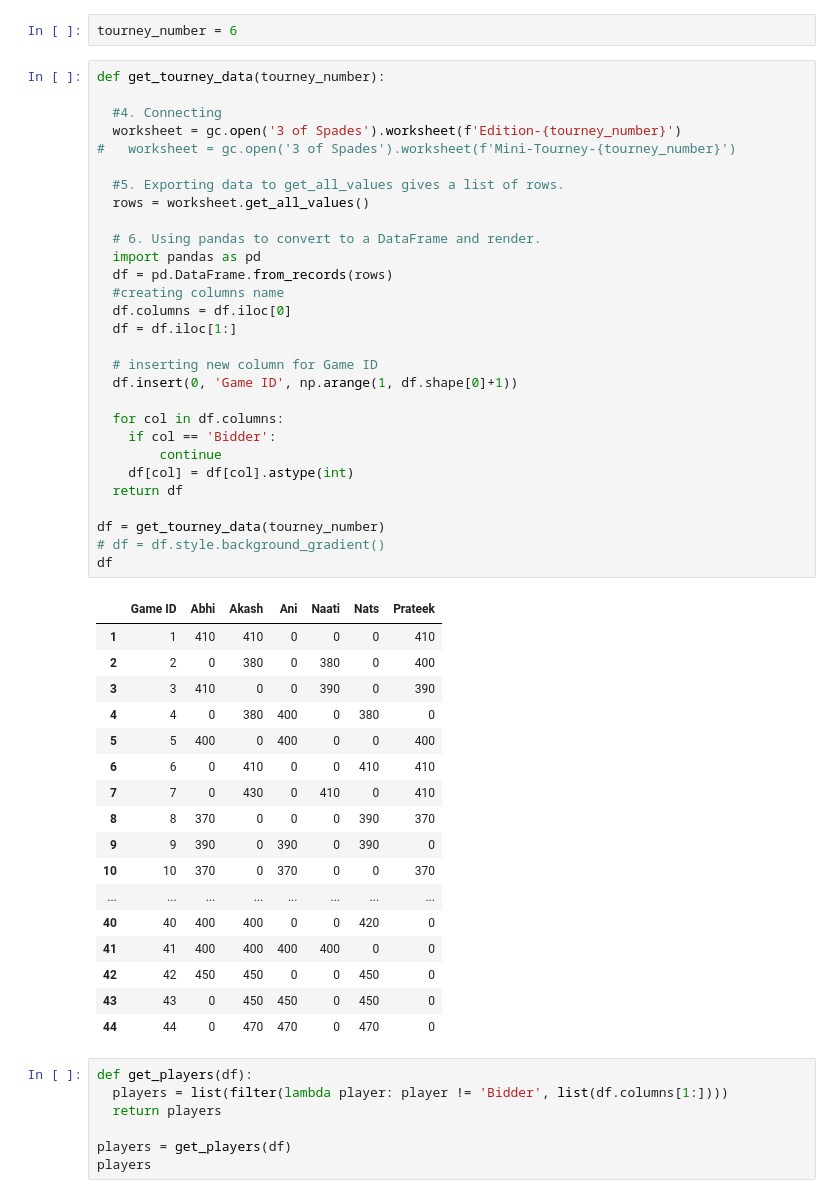
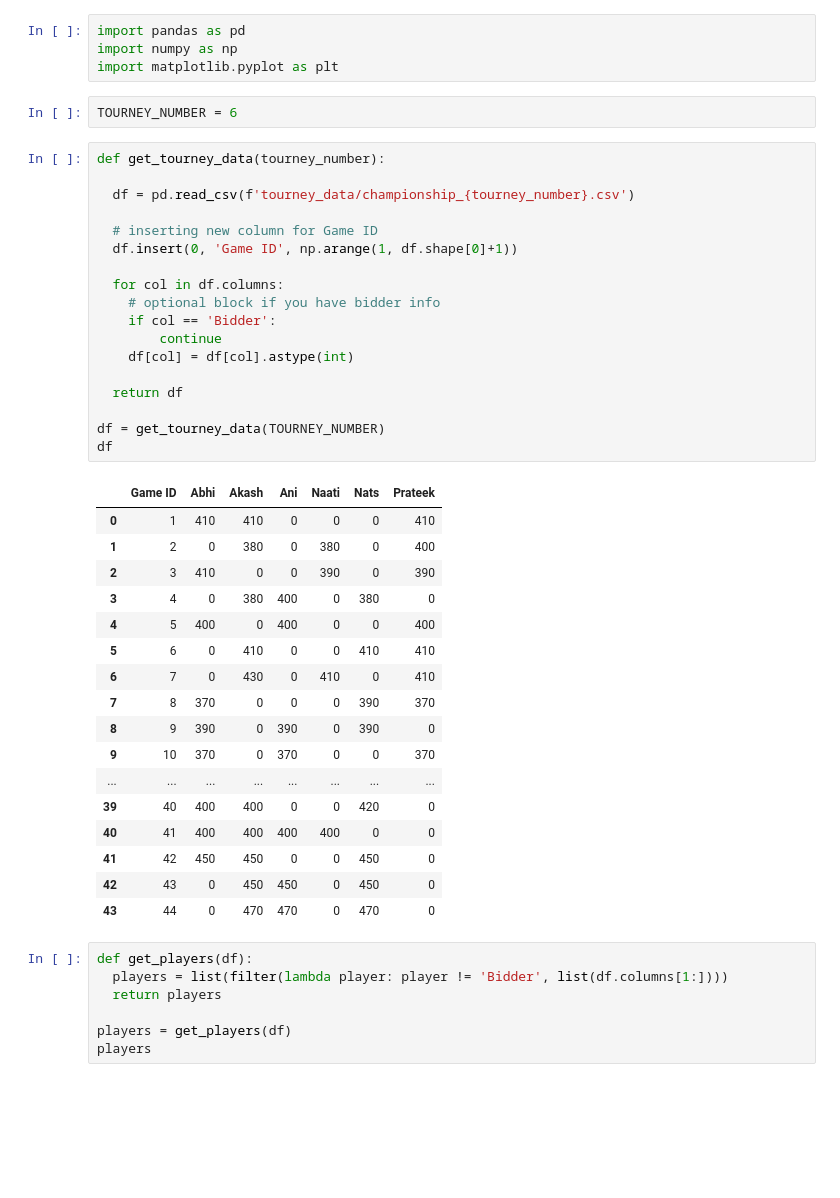
Before and after one commit to akash-suresh/three-of-spades, a Jupyter notebook: 3ofSpades.ipynb, the cells around one changed output. Saved outputs shown, nothing was run; the diff lists cells and outputs as text; blank space fills up the shorter version.

Commit message:
Reading files from Pandas

```diff
--- a/3ofSpades.ipynb
+++ b/3ofSpades.ipynb
@@ -22,52 +1,45 @@ gc = gspread.authorize(creds)
+# %%
+import pandas as pd
+import numpy as np
+import matplotlib.pyplot as plt
 # %%
-tourney_number = 6
+TOURNEY_NUMBER = 6
 # %%
 def get_tourney_data(tourney_number):
 
-  #4. Connecting
-  worksheet = gc.open('3 of Spades').worksheet(f'Edition-{tourney_number}')
-#   worksheet = gc.open('3 of Spades').worksheet(f'Mini-Tourney-{tourney_number}')
-
-  #5. Exporting data to get_all_values gives a list of rows.
-  rows = worksheet.get_all_values()
-
-  # 6. Using pandas to convert to a DataFrame and render.
-  import pandas as pd
-  df = pd.DataFrame.from_records(rows)
-  #creating columns name
-  df.columns = df.iloc[0]
-  df = df.iloc[1:]
+  df = pd.read_csv(f'tourney_data/championship_{tourney_number}.csv')
 
   # inserting new column for Game ID
   df.insert(0, 'Game ID', np.arange(1, df.shape[0]+1))
 
   for col in df.columns:
+    # optional block if you have bidder info
     if col == 'Bidder':
         continue
     df[col] = df[col].astype(int)
+
   return df
 
-df = get_tourney_data(tourney_number)
-# df = df.style.background_gradient()
+df = get_tourney_data(TOURNEY_NUMBER)
 df
 # %% [output]
 |  | Game ID | Abhi | Akash | Ani | Naati | Nats | Prateek |
-| 1 | 1 | 410 | 410 | 0 | 0 | 0 | 410 |
-| 2 | 2 | 0 | 380 | 0 | 380 | 0 | 400 |
-| 3 | 3 | 410 | 0 | 0 | 390 | 0 | 390 |
-| 4 | 4 | 0 | 380 | 400 | 0 | 380 | 0 |
-| 5 | 5 | 400 | 0 | 400 | 0 | 0 | 400 |
-| 6 | 6 | 0 | 410 | 0 | 0 | 410 | 410 |
-| 7 | 7 | 0 | 430 | 0 | 410 | 0 | 410 |
-| 8 | 8 | 370 | 0 | 0 | 0 | 390 | 370 |
-| 9 | 9 | 390 | 0 | 390 | 0 | 390 | 0 |
-| 10 | 10 | 370 | 0 | 370 | 0 | 0 | 370 |
+| 0 | 1 | 410 | 410 | 0 | 0 | 0 | 410 |
+| 1 | 2 | 0 | 380 | 0 | 380 | 0 | 400 |
+| 2 | 3 | 410 | 0 | 0 | 390 | 0 | 390 |
+| 3 | 4 | 0 | 380 | 400 | 0 | 380 | 0 |
+| 4 | 5 | 400 | 0 | 400 | 0 | 0 | 400 |
+| 5 | 6 | 0 | 410 | 0 | 0 | 410 | 410 |
+| 6 | 7 | 0 | 430 | 0 | 410 | 0 | 410 |
+| 7 | 8 | 370 | 0 | 0 | 0 | 390 | 370 |
+| 8 | 9 | 390 | 0 | 390 | 0 | 390 | 0 |
+| 9 | 10 | 370 | 0 | 370 | 0 | 0 | 370 |
 | ... | ... | ... | ... | ... | ... | ... | ... |
-| 40 | 40 | 400 | 400 | 0 | 0 | 420 | 0 |
-| 41 | 41 | 400 | 400 | 400 | 400 | 0 | 0 |
-| 42 | 42 | 450 | 450 | 0 | 0 | 450 | 0 |
-| 43 | 43 | 0 | 450 | 450 | 0 | 450 | 0 |
-| 44 | 44 | 0 | 470 | 470 | 0 | 470 | 0 |
+| 39 | 40 | 400 | 400 | 0 | 0 | 420 | 0 |
+| 40 | 41 | 400 | 400 | 400 | 400 | 0 | 0 |
+| 41 | 42 | 450 | 450 | 0 | 0 | 450 | 0 |
+| 42 | 43 | 0 | 450 | 450 | 0 | 450 | 0 |
+| 43 | 44 | 0 | 470 | 470 | 0 | 470 | 0 |
 # %%
 def get_players(df):
   players = list(filter(lambda player: player != 'Bidder', list(df.columns[1:])))
```
Also changed, not shown: parts of 5 cells of this notebook.
